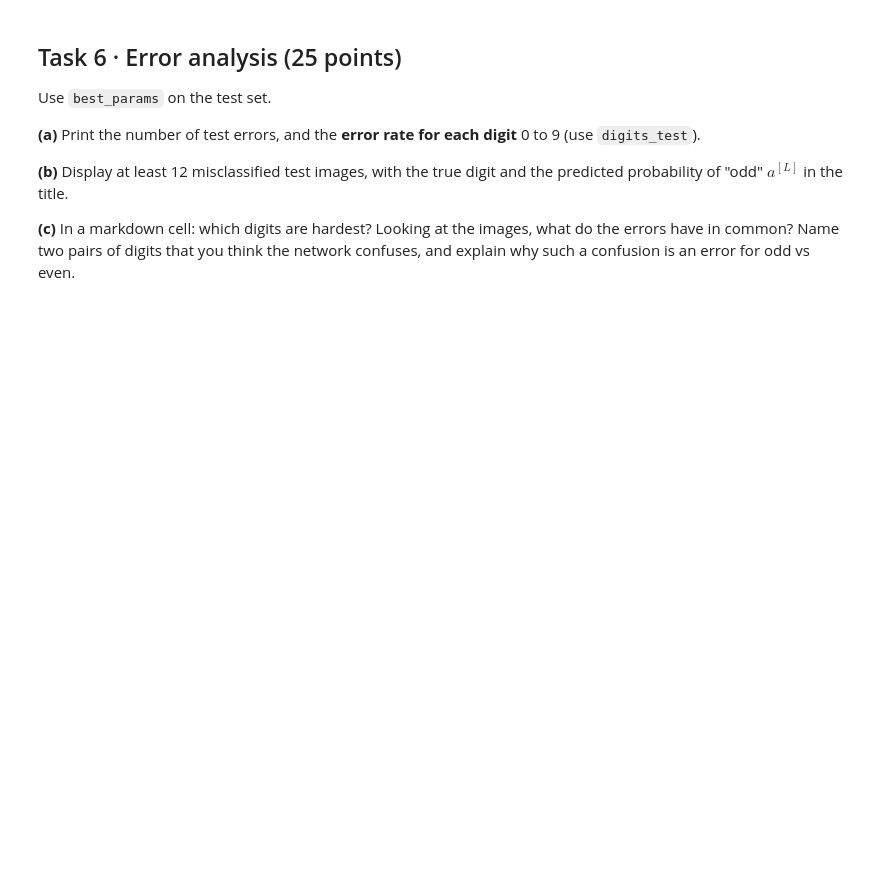
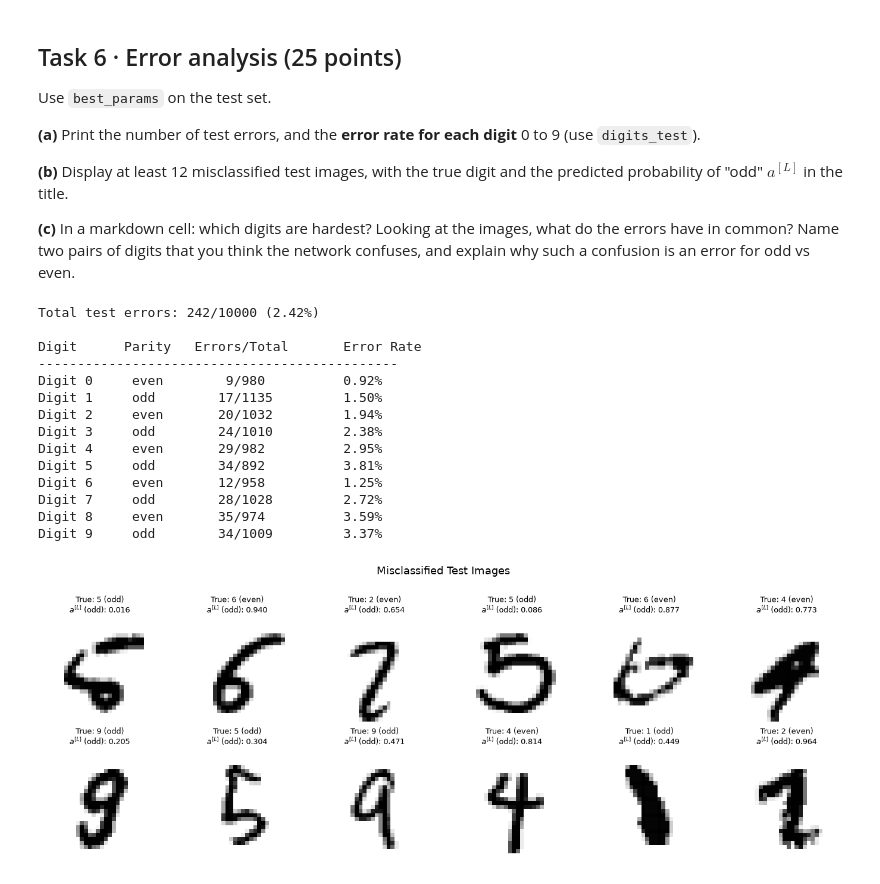
Before and after one commit to DararithJ369/TP_I4AMS_DAS_B_Artificial_Intelligence, a Jupyter notebook: tpw2/TP2_Odd_or_Even_Assignment_DeepNetwork.ipynb, the cells around one changed output. Saved outputs shown, nothing was run; the diff lists cells and outputs as text; code cells hidden in the pictures; blank space fills up the shorter version.

Commit message:
feat: complete all exercises in TP2 and odd or even assignment

```diff
--- a/tpw2/TP2_Odd_or_Even_Assignment_DeepNetwork.ipynb
+++ b/tpw2/TP2_Odd_or_Even_Assignment_DeepNetwork.ipynb
@@ -394,5 +448,54 @@ Use `best_params` on the test set.
 **(c)** In a markdown cell: which digits are hardest? Looking at the images, what do the errors have in common? Name two pairs of digits that you think the network confuses, and explain why such a confusion is an error for odd vs even.
 # %%
 # (a) number of errors, error rate per digit
+AL_test, _ = L_model_forward(X_test, best_params)
+y_pred_test = (AL_test > 0.5).float()
+errors_mask = (y_pred_test != Y_test).flatten()  # boolean mask of misclassified examples
+num_errors = errors_mask.sum().item()
+error_rate = num_errors / Y_test.shape[1]  # error rate per digit
+total_test = len(Y_test)  # total number of test examples
+
+print(f"Total test errors: {num_errors}/{total_test} ({num_errors / total_test * 100:.2f}%)\n")
+print(f"{'Digit':<10} {'Parity':<8} {'Errors/Total':<18} {'Error Rate'}")
+print("-" * 46)
+
+for d in range(10):
+    mask_d = (digits_test == d)  # boolean mask for digit d
+    count_d = mask_d.sum().item()  # total count of digit d
+    errors_d = (errors_mask & mask_d).sum().item()  # count of misclassified examples for digit d
+    err_rate = (errors_d / count_d * 100) if count_d > 0 else 0
+    parity = "odd" if d % 2 == 1 else "even"
+    print(f"Digit {d:<5} {parity:<8} {errors_d:>4}/{count_d:<10} {err_rate:6.2f}%")
 
 # (b) at least 12 misclassified test images with the digit and p(odd)
+error_indices = torch.where(errors_mask)[0][:12]
+
+fig, axes = plt.subplots(2, 6, figsize=(14, 5))
+for ax, idx in zip(axes.flatten(), error_indices):
+    img = X_test[idx].reshape(28, 28)
+    true_digit = digits_test[idx].item()
+    prob_odd = AL_test[idx].item()
+
+    ax.imshow(img, cmap="gray_r")
+    ax.set_title(f"True: {true_digit} ({'odd' if true_digit % 2 == 1 else 'even'})\n$a^{{[L]}}$ (odd): {prob_odd:.3f}", fontsize=9)
+    ax.axis("off")
+
+plt.suptitle("Misclassified Test Images", fontsize=13, y=1.02)
+plt.tight_layout()
+plt.show()
+# %% [output]
+Total test errors: 242/10000 (2.42%)
+
+Digit      Parity   Errors/Total       Error Rate
+----------------------------------------------
+Digit 0     even        9/980          0.92%
+Digit 1     odd        17/1135         1.50%
+Digit 2     even       20/1032         1.94%
+Digit 3     odd        24/1010         2.38%
+Digit 4     even       29/982          2.95%
+Digit 5     odd        34/892          3.81%
+Digit 6     even       12/958          1.25%
+Digit 7     odd        28/1028         2.72%
+Digit 8     even       35/974          3.59%
+Digit 9     odd        34/1009         3.37%
+[figure, added]
```
Also changed, not shown: parts of 4 cells of this notebook, 1 other file.
